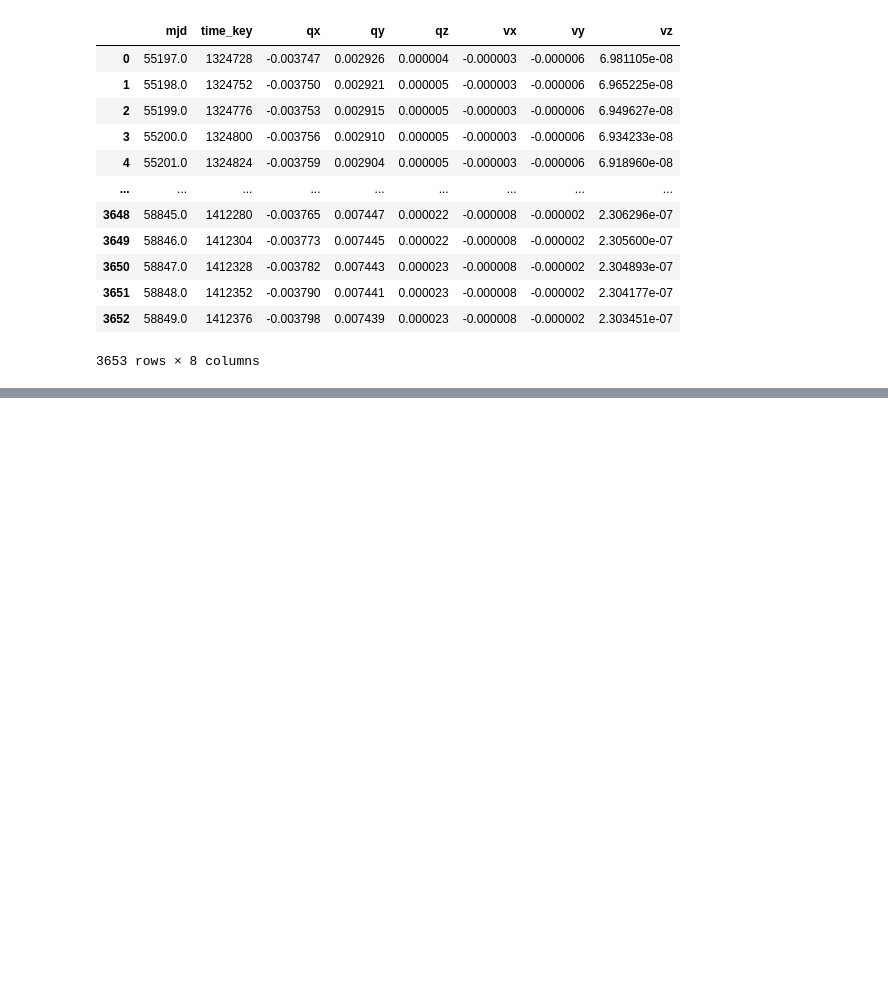
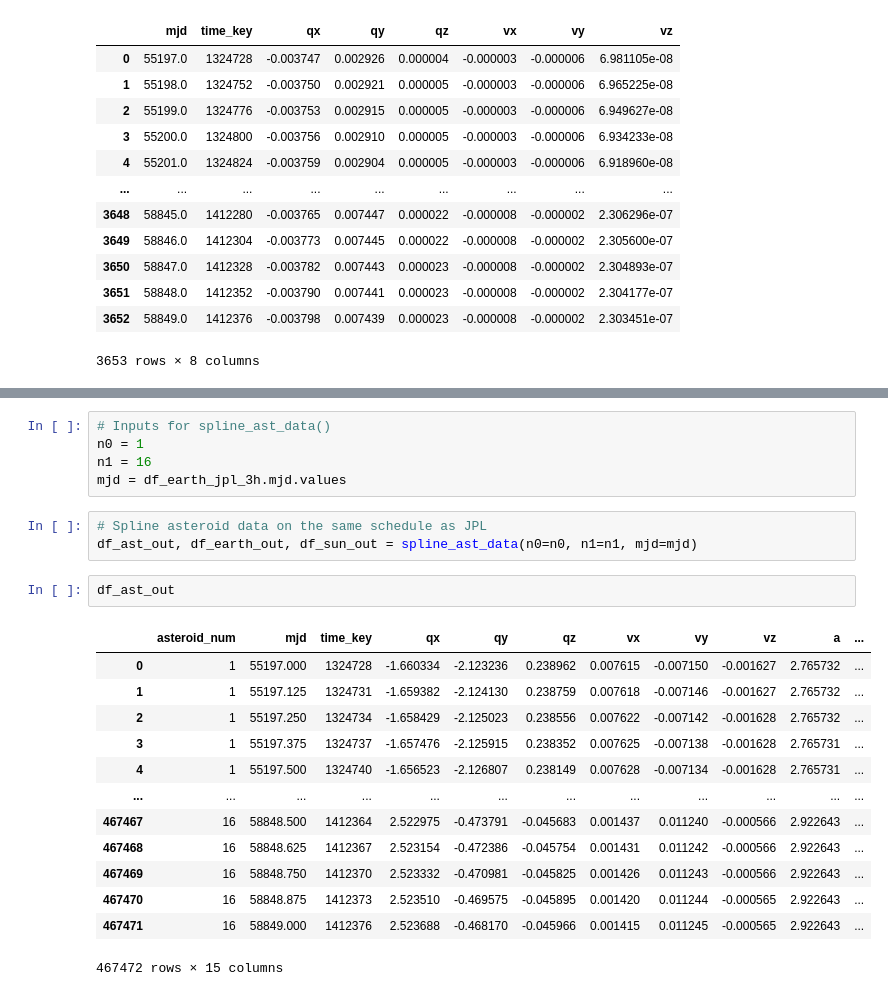
Before and after one commit to memanuel/kepler-sieve, a Jupyter notebook: src/asteroid_dataframe.ipynb, the cells around one changed output, grey strips where cells are left out. Saved outputs shown, nothing was run; the diff lists cells and outputs as text; blank space fills up the shorter version.

```diff
--- a/src/scratch.ipynb
+++ b/src/asteroid_dataframe.ipynb
@@ -194,0 +208,24 @@ df_sun_mse
+# %%
+# Inputs for spline_ast_data()
+n0 = 1
+n1 = 16
+mjd = df_earth_jpl_3h.mjd.values
+# %%
+# Spline asteroid data on the same schedule as JPL
+df_ast_out, df_earth_out, df_sun_out = spline_ast_data(n0=n0, n1=n1, mjd=mjd)
+# %%
+df_ast_out
+# %% [output]
+|  | asteroid_num | mjd | time_key | qx | qy | qz | vx | vy | vz | a | ... |
+| 0 | 1 | 55197.000 | 1324728 | -1.660334 | -2.123236 | 0.238962 | 0.007615 | -0.007150 | -0.001627 | 2.765732 | ... |
+| 1 | 1 | 55197.125 | 1324731 | -1.659382 | -2.124130 | 0.238759 | 0.007618 | -0.007146 | -0.001627 | 2.765732 | ... |
+| 2 | 1 | 55197.250 | 1324734 | -1.658429 | -2.125023 | 0.238556 | 0.007622 | -0.007142 | -0.001628 | 2.765732 | ... |
+| 3 | 1 | 55197.375 | 1324737 | -1.657476 | -2.125915 | 0.238352 | 0.007625 | -0.007138 | -0.001628 | 2.765731 | ... |
+| 4 | 1 | 55197.500 | 1324740 | -1.656523 | -2.126807 | 0.238149 | 0.007628 | -0.007134 | -0.001628 | 2.765731 | ... |
+| ... | ... | ... | ... | ... | ... | ... | ... | ... | ... | ... | ... |
+| 467467 | 16 | 58848.500 | 1412364 | 2.522975 | -0.473791 | -0.045683 | 0.001437 | 0.011240 | -0.000566 | 2.922643 | ... |
+| 467468 | 16 | 58848.625 | 1412367 | 2.523154 | -0.472386 | -0.045754 | 0.001431 | 0.011242 | -0.000566 | 2.922643 | ... |
+| 467469 | 16 | 58848.750 | 1412370 | 2.523332 | -0.470981 | -0.045825 | 0.001426 | 0.011243 | -0.000566 | 2.922643 | ... |
+| 467470 | 16 | 58848.875 | 1412373 | 2.523510 | -0.469575 | -0.045895 | 0.001420 | 0.011244 | -0.000565 | 2.922643 | ... |
+| 467471 | 16 | 58849.000 | 1412376 | 2.523688 | -0.468170 | -0.045966 | 0.001415 | 0.011245 | -0.000565 | 2.922643 | ... |
+467472 rows × 15 columns
```
Also changed, not shown: parts of 10 cells of this notebook, 1 other file.
